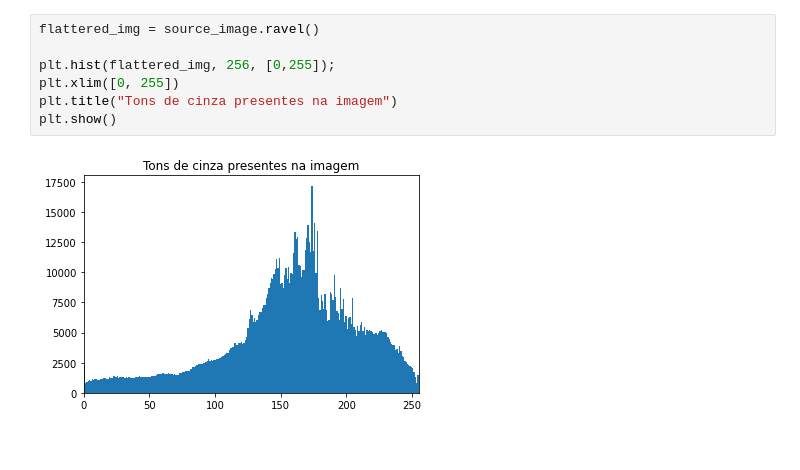
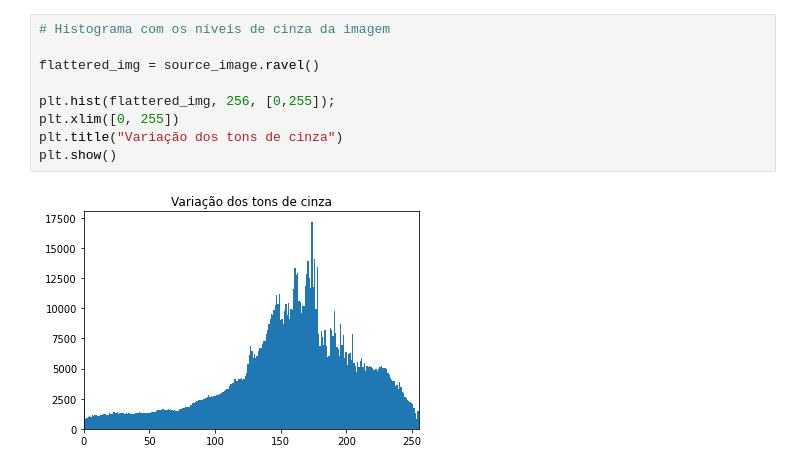
Before and after one commit to vinisilvag/dcc030-compressao-de-imagem, a Jupyter notebook: TP1 - Compressão e Descompressão de Imagem.ipynb, the cells around one changed output. Drawn from its saved outputs; the diff is of its cells as text.

```diff
--- a/TP1 - Compressão e Descompressão de Imagem.ipynb
+++ b/TP1 - Compressão e Descompressão de Imagem.ipynb
@@ -25,11 +53,13 @@ Tamanho da imagem (em disco): 0.1514 MB / 151.4 kB
 <matplotlib.image.AxesImage at 0x...>
 [figure]
 # %%
+# Histograma com os níveis de cinza da imagem
+
 flattered_img = source_image.ravel()
 
 plt.hist(flattered_img, 256, [0,255]);
 plt.xlim([0, 255])
-plt.title("Tons de cinza presentes na imagem")
+plt.title("Variação dos tons de cinza")
 plt.show()
 # %% [output]
-[figure, old version]
+[figure, new version]
```
Also changed, not shown: parts of 8 cells of this notebook.
